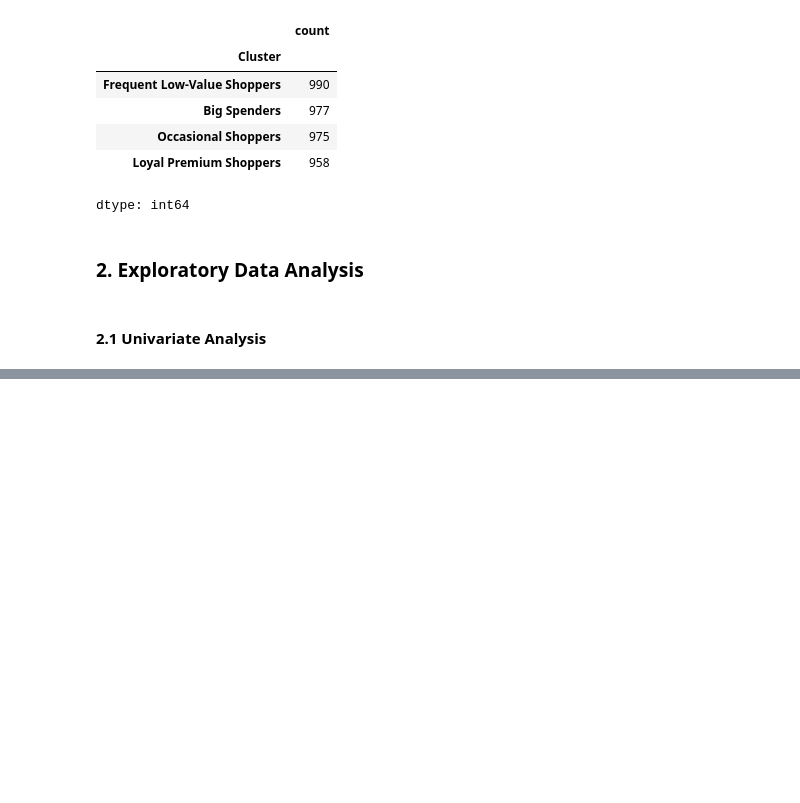
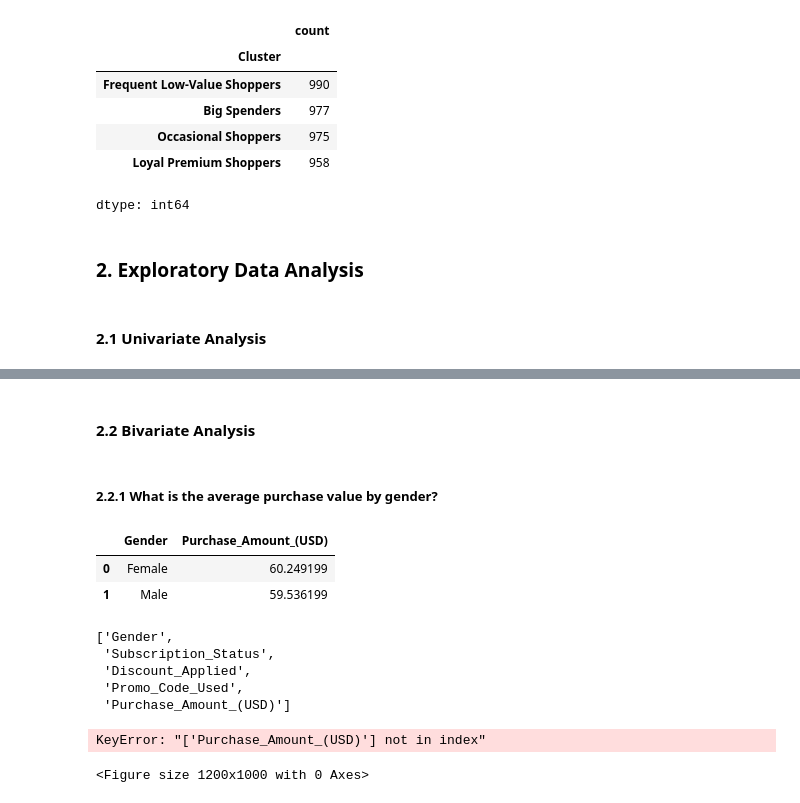
Before and after one commit to Just-Aymz/Customer-Shopping, a Jupyter notebook: Data_Preprocessing.ipynb, the cells around one changed output, grey strips where cells are left out. Saved outputs shown, nothing was run; the diff lists cells and outputs as text; code cells hidden in the pictures; blank space fills up the shorter version.

```diff
--- a/Data_Preprocessing.ipynb
+++ b/Data_Preprocessing.ipynb
@@ -789,0 +816,41 @@ plt.show()
+# %% [markdown]
+#### 2.2 **Bivariate Analysis**
+# %% [markdown]
+##### 2.2.1 **What is the average purchase value by gender?**
+# %%
+gender_spend_pivot = df_6.groupby('Gender')[['Purchase_Amount_(USD)']].mean().reset_index()
+gender_spend_pivot
+# %% [output]
+|  | Gender | Purchase_Amount_(USD) |
+| 0 | Female | 60.249199 |
+| 1 | Male | 59.536199 |
+# %%
+binary_features
+# %% [output]
+['Gender',
+ 'Subscription_Status',
+ 'Discount_Applied',
+ 'Promo_Code_Used',
+ 'Purchase_Amount_(USD)']
+# %%
+plt.figure(figsize=(12, 10))
+
+# Add Purchase_Amount_(USD) to the binary features
+binary_features.extend(['Purchase_Amount_(USD)'])
+
+# List of columns to plot
+features = new_category_df.loc[:, binary_features].columns.tolist()
+
+for i, col in enumerate(new_category_df):
+  plt.subplot(3, 1, i + 1)
+
+  # Get the order of categories based on count, sorted in ascending order
+  order = new_category_df[col].value_counts().sort_values(ascending=False).index
+
+  # Create a barplot with categories on the y-axis and their counts on the x-axis
+  sns.barplot(data=df, x=col, y='Purchase_Amount_(USD)', orient='h')  # horizontal barplot
+plt.tight_layout()
+plt.show()
+# %% [output]
+KeyError: "['Purchase_Amount_(USD)'] not in index"
+<Figure size 1200x1000 with 0 Axes>
```
Also changed, not shown: parts of 6 cells of this notebook.
